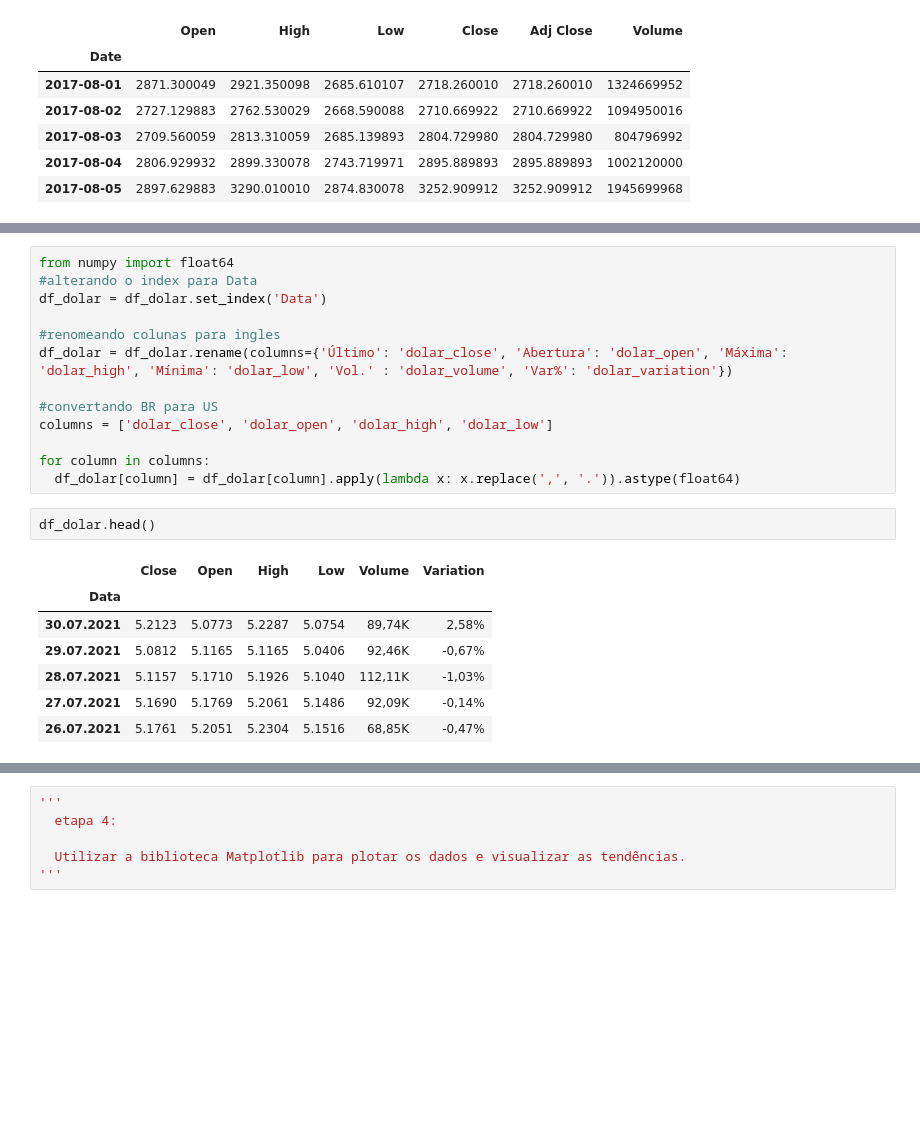
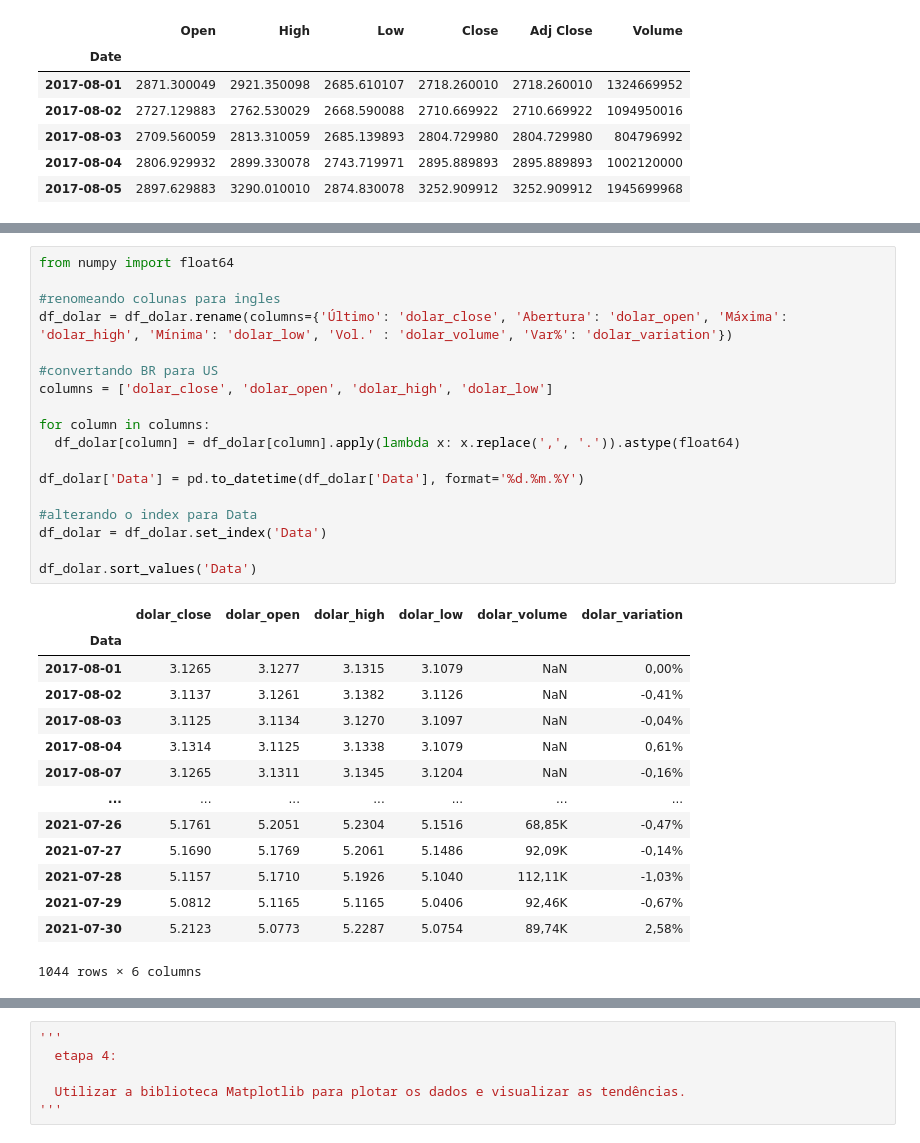
Before and after one commit to Jadeilson08/tcc-data-science, a Jupyter notebook: tcc.ipynb, the cells around one changed output, grey strips where cells are left out. Cells and saved outputs as stored; diff of their text form; blank space fills up the shorter version.

```diff
--- a/tcc.ipynb
+++ b/tcc.ipynb
@@ -85,25 +103,35 @@ df_dolar.info()
 # %%
 from numpy import float64
-#alterando o index para Data
-df_dolar = df_dolar.set_index('Data')
 
 #renomeando colunas para ingles
 df_dolar = df_dolar.rename(columns={'Último': 'dolar_close', 'Abertura': 'dolar_open', 'Máxima': 'dolar_high', 'Mínima': 'dolar_low', 'Vol.' : 'dolar_volume', 'Var%': 'dolar_variation'})
 
 #convertando BR para US
 columns = ['dolar_close', 'dolar_open', 'dolar_high', 'dolar_low']
 
 for column in columns:
   df_dolar[column] = df_dolar[column].apply(lambda x: x.replace(',', '.')).astype(float64)
+
+df_dolar['Data'] = pd.to_datetime(df_dolar['Data'], format='%d.%m.%Y')
+
+#alterando o index para Data
+df_dolar = df_dolar.set_index('Data')
+
+df_dolar.sort_values('Data')
+# %% [output]
+|  | dolar_close | dolar_open | dolar_high | dolar_low | dolar_volume | dolar_variation |
+| Data |  |  |  |  |  |  |
+| 2017-08-01 | 3.1265 | 3.1277 | 3.1315 | 3.1079 | NaN | 0,00% |
+| 2017-08-02 | 3.1137 | 3.1261 | 3.1382 | 3.1126 | NaN | -0,41% |
+| 2017-08-03 | 3.1125 | 3.1134 | 3.1270 | 3.1097 | NaN | -0,04% |
+| 2017-08-04 | 3.1314 | 3.1125 | 3.1338 | 3.1079 | NaN | 0,61% |
+| 2017-08-07 | 3.1265 | 3.1311 | 3.1345 | 3.1204 | NaN | -0,16% |
+| ... | ... | ... | ... | ... | ... | ... |
+| 2021-07-26 | 5.1761 | 5.2051 | 5.2304 | 5.1516 | 68,85K | -0,47% |
+| 2021-07-27 | 5.1690 | 5.1769 | 5.2061 | 5.1486 | 92,09K | -0,14% |
+| 2021-07-28 | 5.1157 | 5.1710 | 5.1926 | 5.1040 | 112,11K | -1,03% |
+| 2021-07-29 | 5.0812 | 5.1165 | 5.1165 | 5.0406 | 92,46K | -0,67% |
+| 2021-07-30 | 5.2123 | 5.0773 | 5.2287 | 5.0754 | 89,74K | 2,58% |
+1044 rows × 6 columns
-# %%
-df_dolar.head()
-# %% [output]
-|  | Close | Open | High | Low | Volume | Variation |
-| Data |  |  |  |  |  |  |
-| 30.07.2021 | 5.2123 | 5.0773 | 5.2287 | 5.0754 | 89,74K | 2,58% |
-| 29.07.2021 | 5.0812 | 5.1165 | 5.1165 | 5.0406 | 92,46K | -0,67% |
-| 28.07.2021 | 5.1157 | 5.1710 | 5.1926 | 5.1040 | 112,11K | -1,03% |
-| 27.07.2021 | 5.1690 | 5.1769 | 5.2061 | 5.1486 | 92,09K | -0,14% |
-| 26.07.2021 | 5.1761 | 5.2051 | 5.2304 | 5.1516 | 68,85K | -0,47% |
 # %%
 '''fim etapa 2 e 3 '''
```
Also changed, not shown: parts of 9 cells of this notebook.
